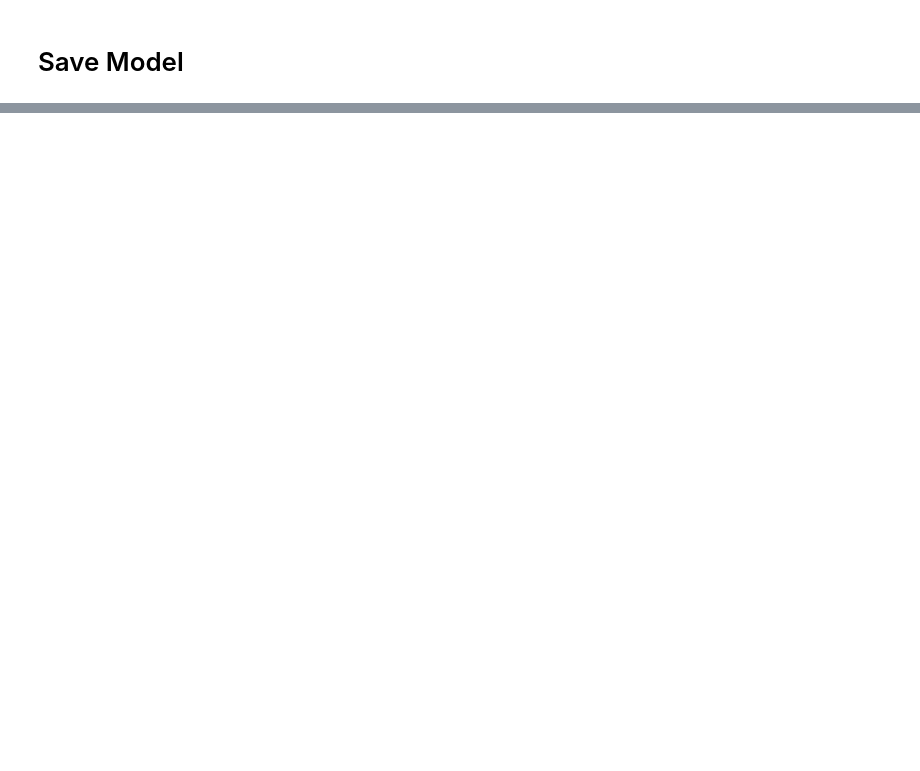
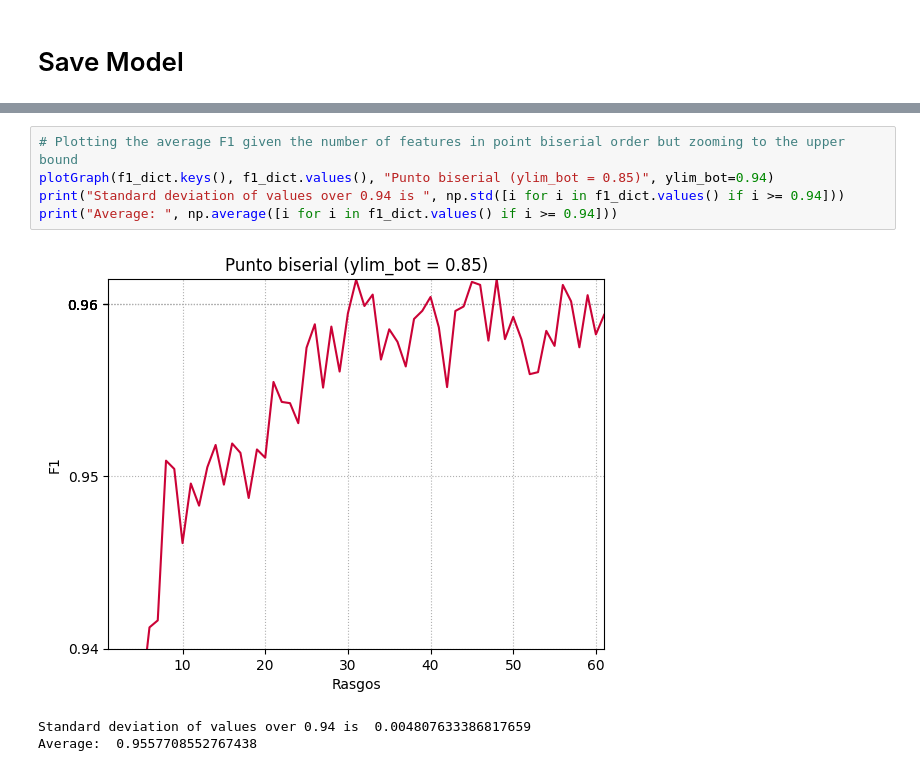
Before and after one commit to IvanInRainbows/TFG-IvanMontejoDeGarcini, a Jupyter notebook: sklearnModelPrototype.ipynb, the cells around one changed output, grey strips where cells are left out. Saved outputs shown, nothing was run; the diff lists cells and outputs as text; blank space fills up the shorter version.

```diff
--- a/sklearnModelPrototype.ipynb
+++ b/sklearnModelPrototype.ipynb
@@ -195,0 +405,9 @@ with open('model.pkl','wb') as f:
+# %%
+# Plotting the average F1 given the number of features in point biserial order but zooming to the upper bound
+plotGraph(f1_dict.keys(), f1_dict.values(), "Punto biserial (ylim_bot = 0.85)", ylim_bot=0.94)
+print("Standard deviation of values over 0.94 is ", np.std([i for i in f1_dict.values() if i >= 0.94]))
+print("Average: ", np.average([i for i in f1_dict.values() if i >= 0.94]))
+# %% [output]
+[figure, added]
+Standard deviation of values over 0.94 is  0.004807633386817659
+Average:  0.9557708552767438
```
Also changed, not shown: parts of 18 cells of this notebook, 5 other files.
